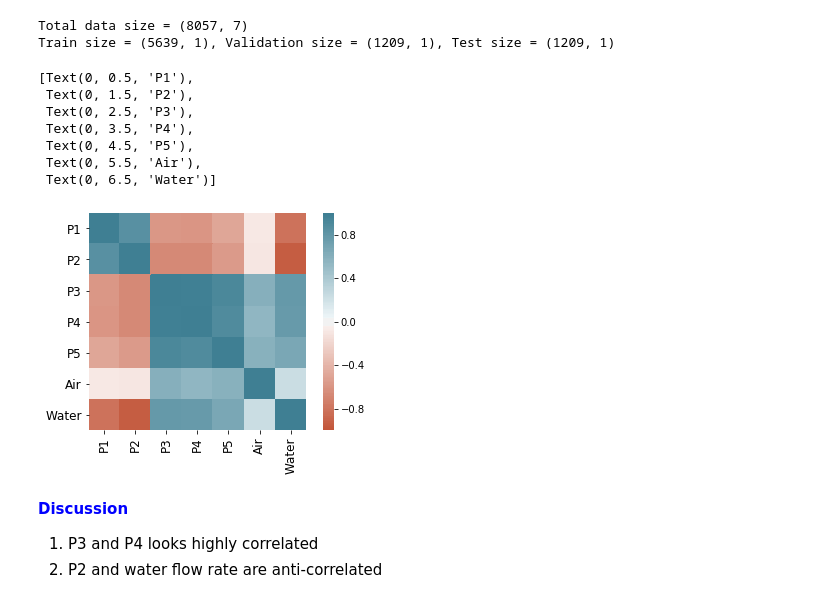
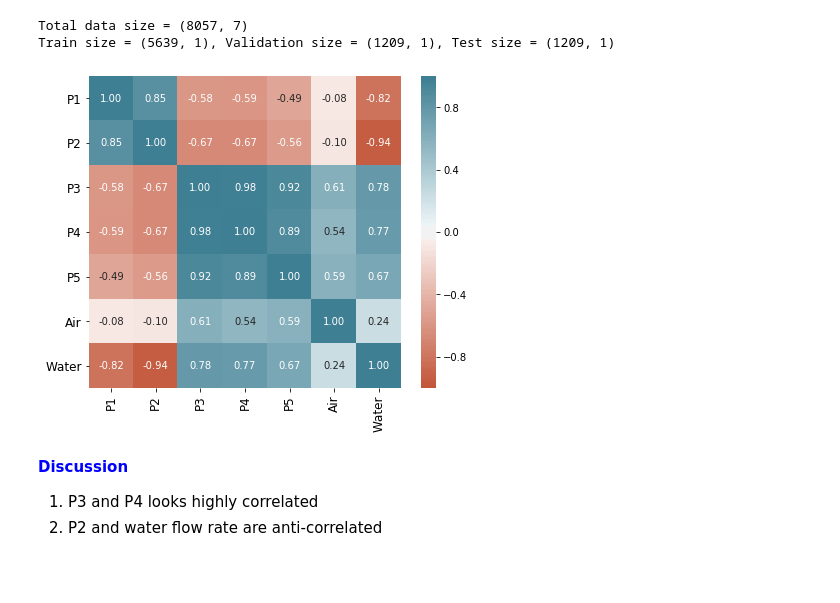
Before and after one commit to triton-wolfe/CHbE-6745-4745-Group-Project, a Jupyter notebook: Group_Project.ipynb, the cells around one changed output. Saved outputs shown, nothing was run; the diff lists cells and outputs as text; code cells hidden in the pictures; blank space fills up the shorter version.

```diff
--- a/Group_Project.ipynb
+++ b/Group_Project.ipynb
@@ -89,23 +89,17 @@ Train size = (5639, 1), Validation size = (1209, 1), Test size = (1209, 1)
 # %%
 ############################################# correlation matrix #############################################################
 import pandas as pd
 import seaborn as sns
 
-#fig, ax = plt.subplots(figsize = (8, 8))
+fig, ax = plt.subplots(figsize = (7,7))
 corr = df[df.columns[2:]].corr()
 ticks = ['P1', 'P2', 'P3', 'P4', 'P5', 'Air', 'Water']
-ax = sns.heatmap(corr, vmin=-1, vmax=1, center=0, cmap=sns.diverging_palette(20, 220, n=200), square=True)
+ax = sns.heatmap(corr, vmin=-1, vmax=1, center=0, cmap=sns.diverging_palette(20, 220, n=200), square=True,annot = True, fmt = '.2f', cbar_kws={"shrink": .82})
 ax.set_xticklabels(ticks,fontsize = 12)
 ax.set_yticklabels(ticks, fontsize = 12)
+plt.savefig('correlation matrix.png', transparent=True, bbox_inches="tight")
 # %% [output]
-[Text(0, 0.5, 'P1'),
- Text(0, 1.5, 'P2'),
- Text(0, 2.5, 'P3'),
- Text(0, 3.5, 'P4'),
- Text(0, 4.5, 'P5'),
- Text(0, 5.5, 'Air'),
- Text(0, 6.5, 'Water')]
-[figure, old version]
+[figure, new version]
 # %% [markdown]
 <font color=blue>**Discussion**</font>
 
```
Also changed, not shown: parts of 4 cells of this notebook, 10 other files.
